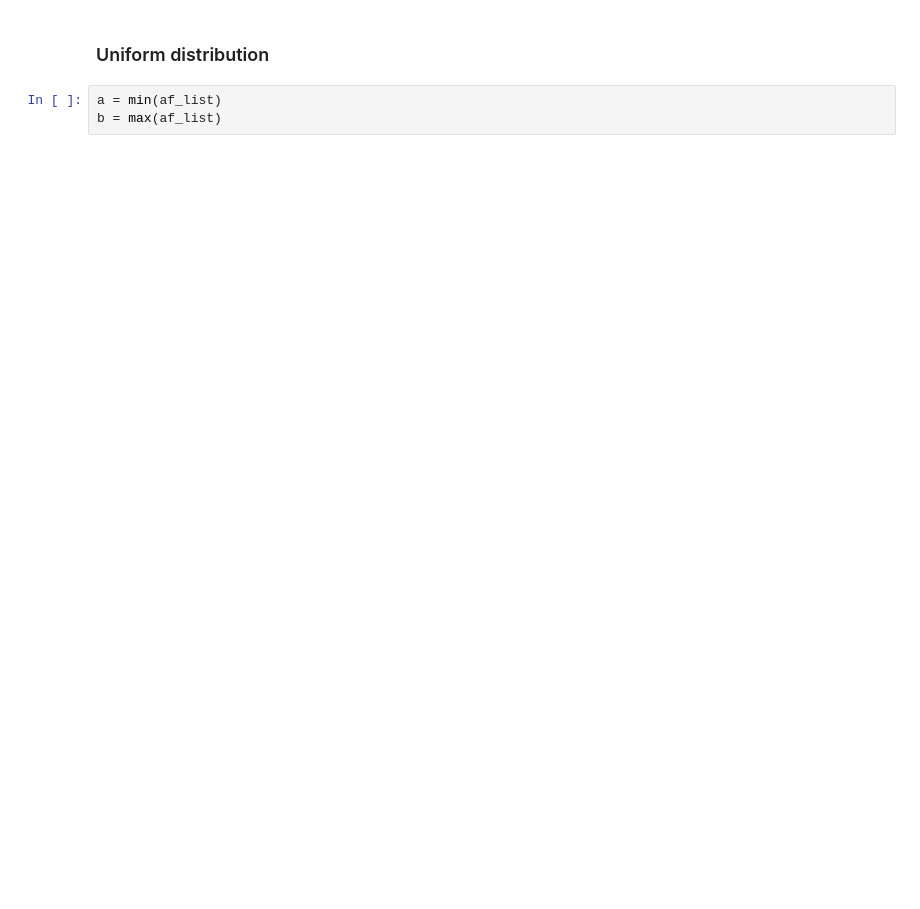
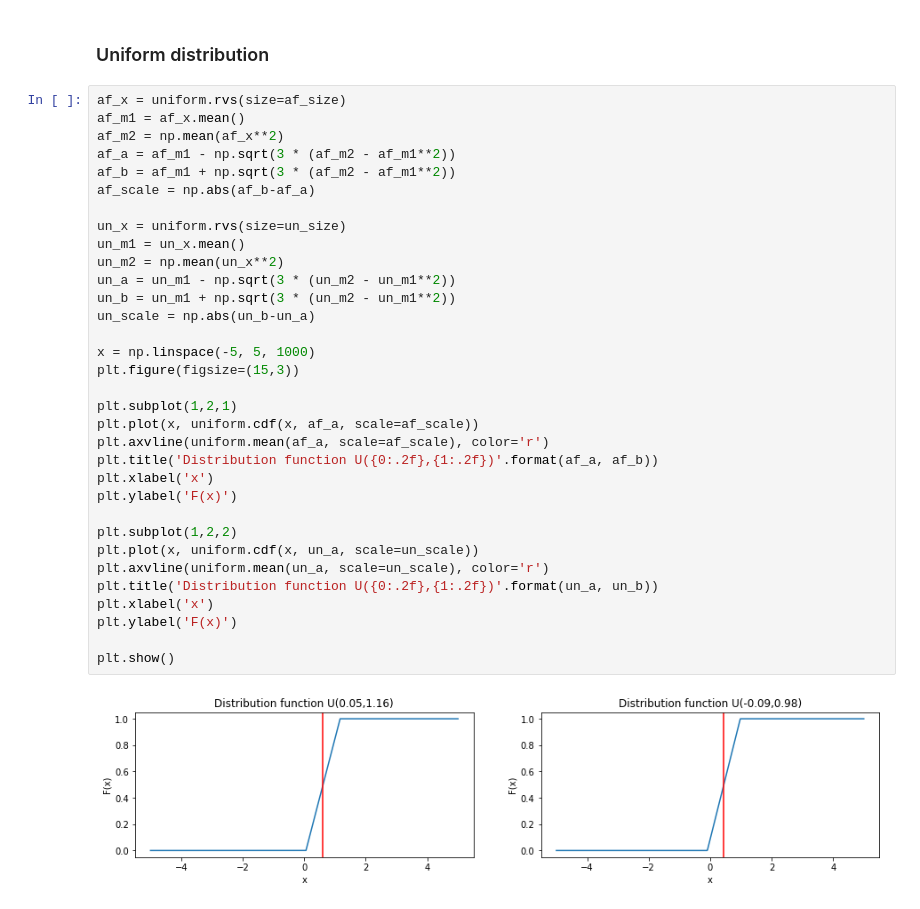
Before and after one commit to patrotom/pst_homework, a Jupyter notebook: src/tomas.ipynb, the cells around one changed output. Cells and saved outputs as stored; diff of their text form; blank space fills up the shorter version.

Commit message:
Added uniform distribution

```diff
--- a/src/tomas.ipynb
+++ b/src/tomas.ipynb
@@ -214,5 +212,37 @@ plt.show()
 # %% [markdown]
 ### Uniform distribution ###
-# %%
-a = min(af_list)
-b = max(af_list)
+# %%
+af_x = uniform.rvs(size=af_size)
+af_m1 = af_x.mean()
+af_m2 = np.mean(af_x**2)
+af_a = af_m1 - np.sqrt(3 * (af_m2 - af_m1**2))
+af_b = af_m1 + np.sqrt(3 * (af_m2 - af_m1**2))
+af_scale = np.abs(af_b-af_a)
+
+un_x = uniform.rvs(size=un_size)
+un_m1 = un_x.mean()
+un_m2 = np.mean(un_x**2)
+un_a = un_m1 - np.sqrt(3 * (un_m2 - un_m1**2))
+un_b = un_m1 + np.sqrt(3 * (un_m2 - un_m1**2))
+un_scale = np.abs(un_b-un_a)
+
+x = np.linspace(-5, 5, 1000)
+plt.figure(figsize=(15,3))
+
+plt.subplot(1,2,1)
+plt.plot(x, uniform.cdf(x, af_a, scale=af_scale))
+plt.axvline(uniform.mean(af_a, scale=af_scale), color='r')
+plt.title('Distribution function U({0:.2f},{1:.2f})'.format(af_a, af_b))
+plt.xlabel('x')
+plt.ylabel('F(x)')
+
+plt.subplot(1,2,2)
+plt.plot(x, uniform.cdf(x, un_a, scale=un_scale))
+plt.axvline(uniform.mean(un_a, scale=un_scale), color='r')
+plt.title('Distribution function U({0:.2f},{1:.2f})'.format(un_a, un_b))
+plt.xlabel('x')
+plt.ylabel('F(x)')
+
+plt.show()
+# %% [output]
+[figure, added]
```
Also changed, not shown: parts of 2 cells of this notebook.
